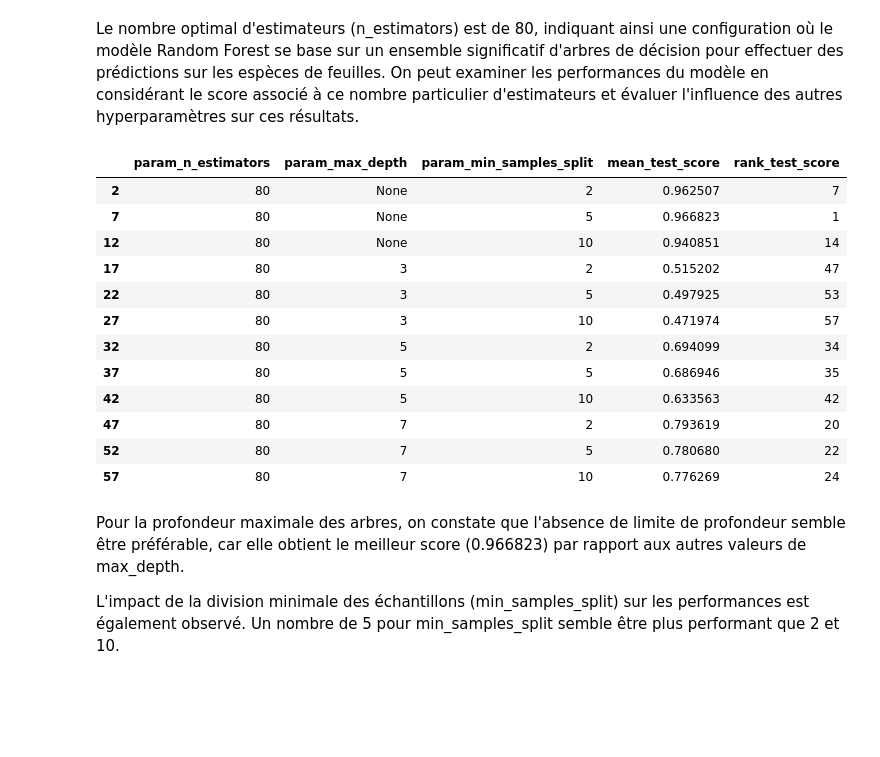
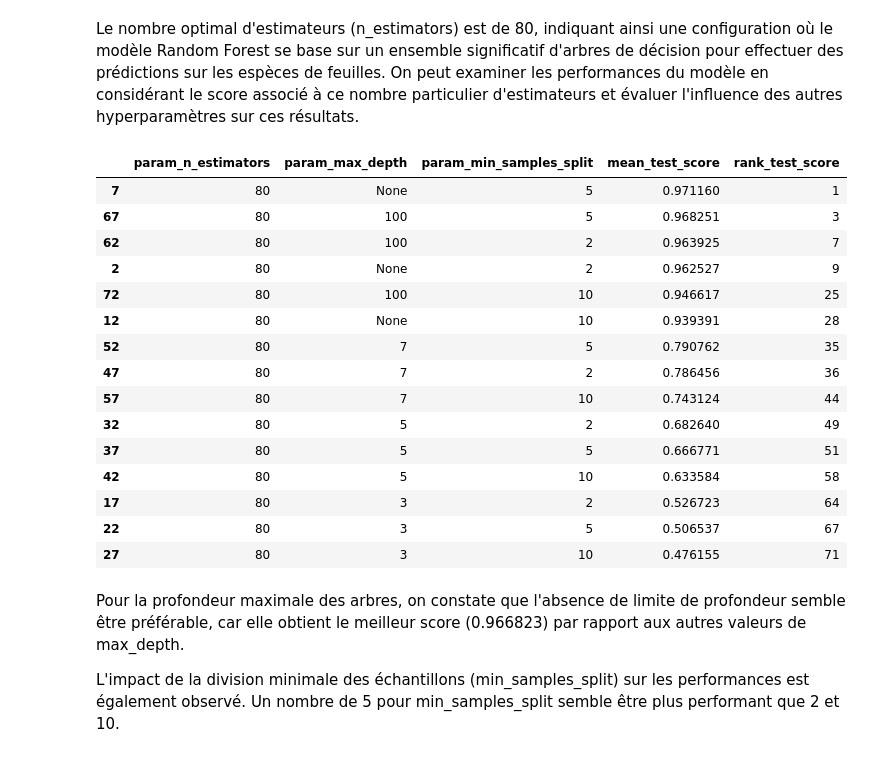
Before and after one commit to Chique80/IFT712-Projet, a Jupyter notebook: Random Forest.ipynb, the cells around one changed output. Saved outputs shown, nothing was run; the diff lists cells and outputs as text; code cells hidden in the pictures; blank space fills up the shorter version.

```diff
--- a/Random Forest.ipynb
+++ b/Random Forest.ipynb
@@ -49,7 +47,7 @@ Concernant le choix des valeurs d'hyperparamètres à tester, afin que l'entraî
 # %%
 hyperparameters_rf = {
     'n_estimators': range(60, 101, 10),
-    'max_depth': [None, 3, 5, 7],
+    'max_depth': [None, 3, 5, 7,100],
     'min_samples_split': [2, 5, 10],
 }
 
@@ -105,21 +103,24 @@ L'affichage graphique, quant à lui, illustre visuellement la structure de l'arb
 # %% [markdown]
 Le nombre optimal d'estimateurs (n_estimators) est de 80, indiquant ainsi une configuration où le modèle Random Forest se base sur un ensemble significatif d'arbres de décision pour effectuer des prédictions sur les espèces de feuilles. On peut examiner les performances du modèle en considérant le score associé à ce nombre particulier d'estimateurs et évaluer l'influence des autres hyperparamètres sur ces résultats.
 # %%
-results[results.param_n_estimators == grid.best_params_['n_estimators']]
+results[results.param_n_estimators == grid.best_params_['n_estimators']].sort_values(by='rank_test_score')
 # %% [output]
 |  | param_n_estimators | param_max_depth | param_min_samples_split | mean_test_score | rank_test_score |
-| 2 | 80 | None | 2 | 0.962507 | 7 |
-| 7 | 80 | None | 5 | 0.966823 | 1 |
-| 12 | 80 | None | 10 | 0.940851 | 14 |
-| 17 | 80 | 3 | 2 | 0.515202 | 47 |
-| 22 | 80 | 3 | 5 | 0.497925 | 53 |
-| 27 | 80 | 3 | 10 | 0.471974 | 57 |
-| 32 | 80 | 5 | 2 | 0.694099 | 34 |
-| 37 | 80 | 5 | 5 | 0.686946 | 35 |
-| 42 | 80 | 5 | 10 | 0.633563 | 42 |
-| 47 | 80 | 7 | 2 | 0.793619 | 20 |
-| 52 | 80 | 7 | 5 | 0.780680 | 22 |
-| 57 | 80 | 7 | 10 | 0.776269 | 24 |
+| 7 | 80 | None | 5 | 0.971160 | 1 |
+| 67 | 80 | 100 | 5 | 0.968251 | 3 |
+| 62 | 80 | 100 | 2 | 0.963925 | 7 |
+| 2 | 80 | None | 2 | 0.962527 | 9 |
+| 72 | 80 | 100 | 10 | 0.946617 | 25 |
+| 12 | 80 | None | 10 | 0.939391 | 28 |
+| 52 | 80 | 7 | 5 | 0.790762 | 35 |
+| 47 | 80 | 7 | 2 | 0.786456 | 36 |
+| 57 | 80 | 7 | 10 | 0.743124 | 44 |
+| 32 | 80 | 5 | 2 | 0.682640 | 49 |
+| 37 | 80 | 5 | 5 | 0.666771 | 51 |
+| 42 | 80 | 5 | 10 | 0.633584 | 58 |
+| 17 | 80 | 3 | 2 | 0.526723 | 64 |
+| 22 | 80 | 3 | 5 | 0.506537 | 67 |
+| 27 | 80 | 3 | 10 | 0.476155 | 71 |
 # %% [markdown]
 Pour la profondeur maximale des arbres, on constate que l'absence de limite de profondeur semble être préférable, car elle obtient le meilleur score (0.966823) par rapport aux autres valeurs de max_depth.
 
```
Also changed, not shown: parts of 8 cells of this notebook.
